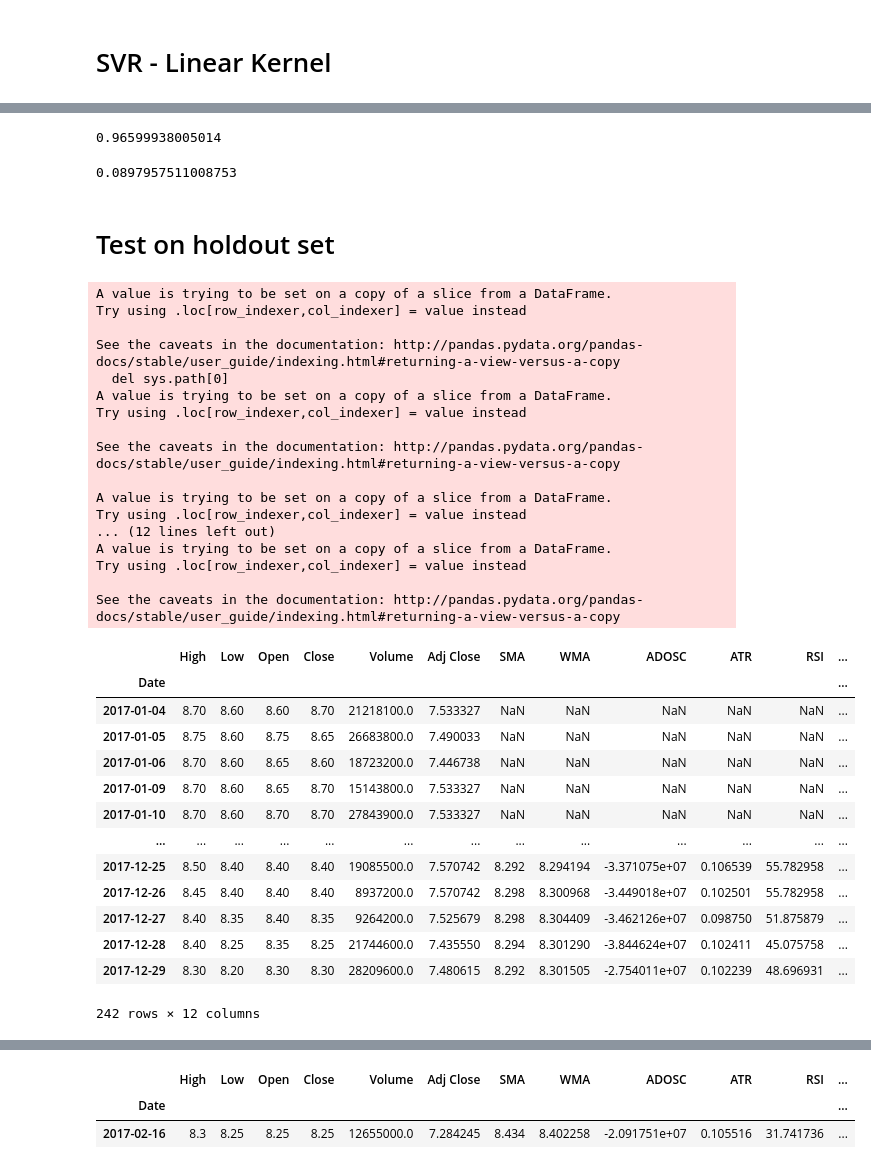
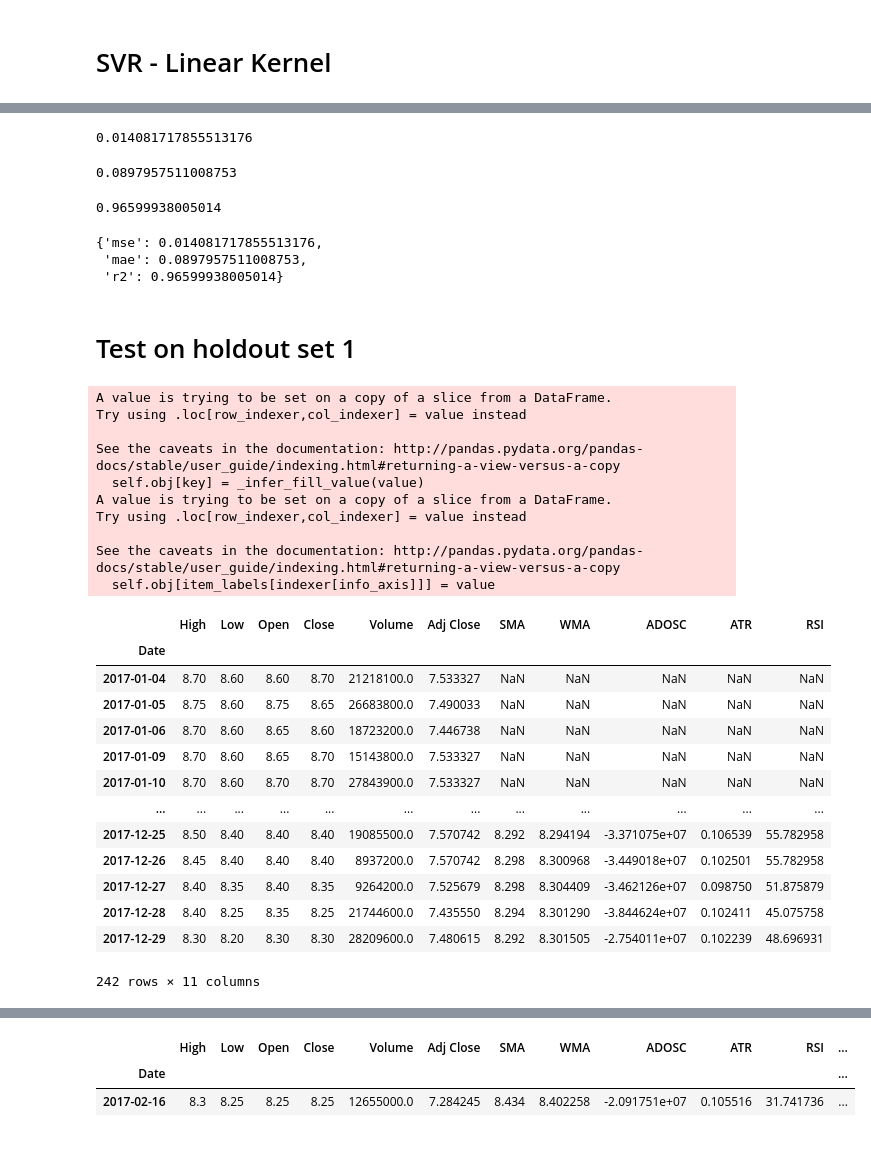
Before and after one commit to chayapan/thesis, a Jupyter notebook: 4.0 Time-series Prediction/TA_SVR_1_BTS.ipynb, the cells around one changed output, grey strips where cells are left out. Saved outputs shown, nothing was run; the diff lists cells and outputs as text; code cells hidden in the pictures.

```diff
--- a/4.0 Time-series Prediction/TA_SVR_1_BTS.ipynb
+++ b/4.0 Time-series Prediction/TA_SVR_1_BTS.ipynb
@@ -224,5 +240,6 @@ mse
 # %%
-r2_score(y_test, y_pred)
+mse = mean_squared_error(y_test, y_pred)
+mse
 # %% [output]
-0.96599938005014
+0.014081717855513176
 # %%
@@ -230,58 +248,66 @@ mean_absolute_error(y_test, y_pred)
 # %% [output]
 0.0897957511008753
+# %%
+r2 = r2_score(y_test, y_pred)
+r2
+# %% [output]
+0.96599938005014
+# %%
+# Report metric
+
+{
+    'mse': mse,
+    'mae': mae,
+    'r2': r2
+}
+# %% [output]
+{'mse': 0.014081717855513176,
+ 'mae': 0.0897957511008753,
+ 'r2': 0.96599938005014}
 # %% [markdown]
-# Test on holdout set
+# Test on holdout set 1
 # %%
 holdout = df["2017-01-01":"2017-12-31"]
 holdout
-
 
 inputs = {
     'open': holdout["Open"],
     'high': holdout["High"],
     'low': holdout["Low"],
     'close': holdout["Close"],
     'volume': holdout["Volume"]
 }
 
-holdout["SMA"] = SMA(inputs, timeperiod=25).tolist()
-holdout["WMA"] = WMA(inputs).tolist()
-holdout["ADOSC"] = ADOSC(inputs).tolist()
-holdout["ATR"] = ATR(inputs).tolist()
-holdout["RSI"] = RSI(inputs).tolist()
-holdout["AD"] = AD(inputs).tolist()
+holdout.loc[:,"SMA"] = SMA(inputs, timeperiod=25).tolist()
+holdout.loc[:,"WMA"] = WMA(inputs).tolist()
+holdout.loc[:,"ADOSC"] = ADOSC(inputs).tolist()
+holdout.loc[:,"ATR"] = ATR(inputs).tolist()
+holdout.loc[:,"RSI"] = RSI(inputs).tolist()
 
 holdout
 # %% [output]
 A value is trying to be set on a copy of a slice from a DataFrame.
 Try using .loc[row_indexer,col_indexer] = value instead
 
 See the caveats in the documentation: http://pandas.pydata.org/pandas-docs/stable/user_guide/indexing.html#returning-a-view-versus-a-copy
-  del sys.path[0]
+  self.obj[key] = _infer_fill_value(value)
 A value is trying to be set on a copy of a slice from a DataFrame.
 Try using .loc[row_indexer,col_indexer] = value instead
 
 See the caveats in the documentation: http://pandas.pydata.org/pandas-docs/stable/user_guide/indexing.html#returning-a-view-versus-a-copy
-
-A value is trying to be set on a copy of a slice from a DataFrame.
-Try using .loc[row_indexer,col_indexer] = value instead
-... (12 lines left out)
-A value is trying to be set on a copy of a slice from a DataFrame.
-Try using .loc[row_indexer,col_indexer] = value instead
-
-See the caveats in the documentation: http://pandas.pydata.org/pandas-docs/stable/user_guide/indexing.html#returning-a-view-versus-a-copy
+  self.obj[item_labels[indexer[info_axis]]] = value
-|  | High | Low | Open | Close | Volume | Adj Close | SMA | WMA | ADOSC | ATR | RSI | ... |
-| Date |  |  |  |  |  |  |  |  |  |  |  | ... |
-| 2017-01-04 | 8.70 | 8.60 | 8.60 | 8.70 | 21218100.0 | 7.533327 | NaN | NaN | NaN | NaN | NaN | ... |
-| 2017-01-05 | 8.75 | 8.60 | 8.75 | 8.65 | 26683800.0 | 7.490033 | NaN | NaN | NaN | NaN | NaN | ... |
-| 2017-01-06 | 8.70 | 8.60 | 8.65 | 8.60 | 18723200.0 | 7.446738 | NaN | NaN | NaN | NaN | NaN | ... |
-| 2017-01-09 | 8.70 | 8.60 | 8.65 | 8.70 | 15143800.0 | 7.533327 | NaN | NaN | NaN | NaN | NaN | ... |
-| 2017-01-10 | 8.70 | 8.60 | 8.70 | 8.70 | 27843900.0 | 7.533327 | NaN | NaN | NaN | NaN | NaN | ... |
-| ... | ... | ... | ... | ... | ... | ... | ... | ... | ... | ... | ... | ... |
-| 2017-12-25 | 8.50 | 8.40 | 8.40 | 8.40 | 19085500.0 | 7.570742 | 8.292 | 8.294194 | -3.371075e+07 | 0.106539 | 55.782958 | ... |
-| 2017-12-26 | 8.45 | 8.40 | 8.40 | 8.40 | 8937200.0 | 7.570742 | 8.298 | 8.300968 | -3.449018e+07 | 0.102501 | 55.782958 | ... |
-| 2017-12-27 | 8.40 | 8.35 | 8.40 | 8.35 | 9264200.0 | 7.525679 | 8.298 | 8.304409 | -3.462126e+07 | 0.098750 | 51.875879 | ... |
-| 2017-12-28 | 8.40 | 8.25 | 8.35 | 8.25 | 21744600.0 | 7.435550 | 8.294 | 8.301290 | -3.844624e+07 | 0.102411 | 45.075758 | ... |
-| 2017-12-29 | 8.30 | 8.20 | 8.30 | 8.30 | 28209600.0 | 7.480615 | 8.292 | 8.301505 | -2.754011e+07 | 0.102239 | 48.696931 | ... |
+|  | High | Low | Open | Close | Volume | Adj Close | SMA | WMA | ADOSC | ATR | RSI |
+| Date |  |  |  |  |  |  |  |  |  |  |  |
+| 2017-01-04 | 8.70 | 8.60 | 8.60 | 8.70 | 21218100.0 | 7.533327 | NaN | NaN | NaN | NaN | NaN |
+| 2017-01-05 | 8.75 | 8.60 | 8.75 | 8.65 | 26683800.0 | 7.490033 | NaN | NaN | NaN | NaN | NaN |
+| 2017-01-06 | 8.70 | 8.60 | 8.65 | 8.60 | 18723200.0 | 7.446738 | NaN | NaN | NaN | NaN | NaN |
+| 2017-01-09 | 8.70 | 8.60 | 8.65 | 8.70 | 15143800.0 | 7.533327 | NaN | NaN | NaN | NaN | NaN |
+| 2017-01-10 | 8.70 | 8.60 | 8.70 | 8.70 | 27843900.0 | 7.533327 | NaN | NaN | NaN | NaN | NaN |
+| ... | ... | ... | ... | ... | ... | ... | ... | ... | ... | ... | ... |
+| 2017-12-25 | 8.50 | 8.40 | 8.40 | 8.40 | 19085500.0 | 7.570742 | 8.292 | 8.294194 | -3.371075e+07 | 0.106539 | 55.782958 |
+| 2017-12-26 | 8.45 | 8.40 | 8.40 | 8.40 | 8937200.0 | 7.570742 | 8.298 | 8.300968 | -3.449018e+07 | 0.102501 | 55.782958 |
+| 2017-12-27 | 8.40 | 8.35 | 8.40 | 8.35 | 9264200.0 | 7.525679 | 8.298 | 8.304409 | -3.462126e+07 | 0.098750 | 51.875879 |
+| 2017-12-28 | 8.40 | 8.25 | 8.35 | 8.25 | 21744600.0 | 7.435550 | 8.294 | 8.301290 | -3.844624e+07 | 0.102411 | 45.075758 |
+| 2017-12-29 | 8.30 | 8.20 | 8.30 | 8.30 | 28209600.0 | 7.480615 | 8.292 | 8.301505 | -2.754011e+07 | 0.102239 | 48.696931 |
-242 rows × 12 columns
+242 rows × 11 columns
 # %%
```
Also changed, not shown: parts of 26 cells of this notebook, 14 other files.
